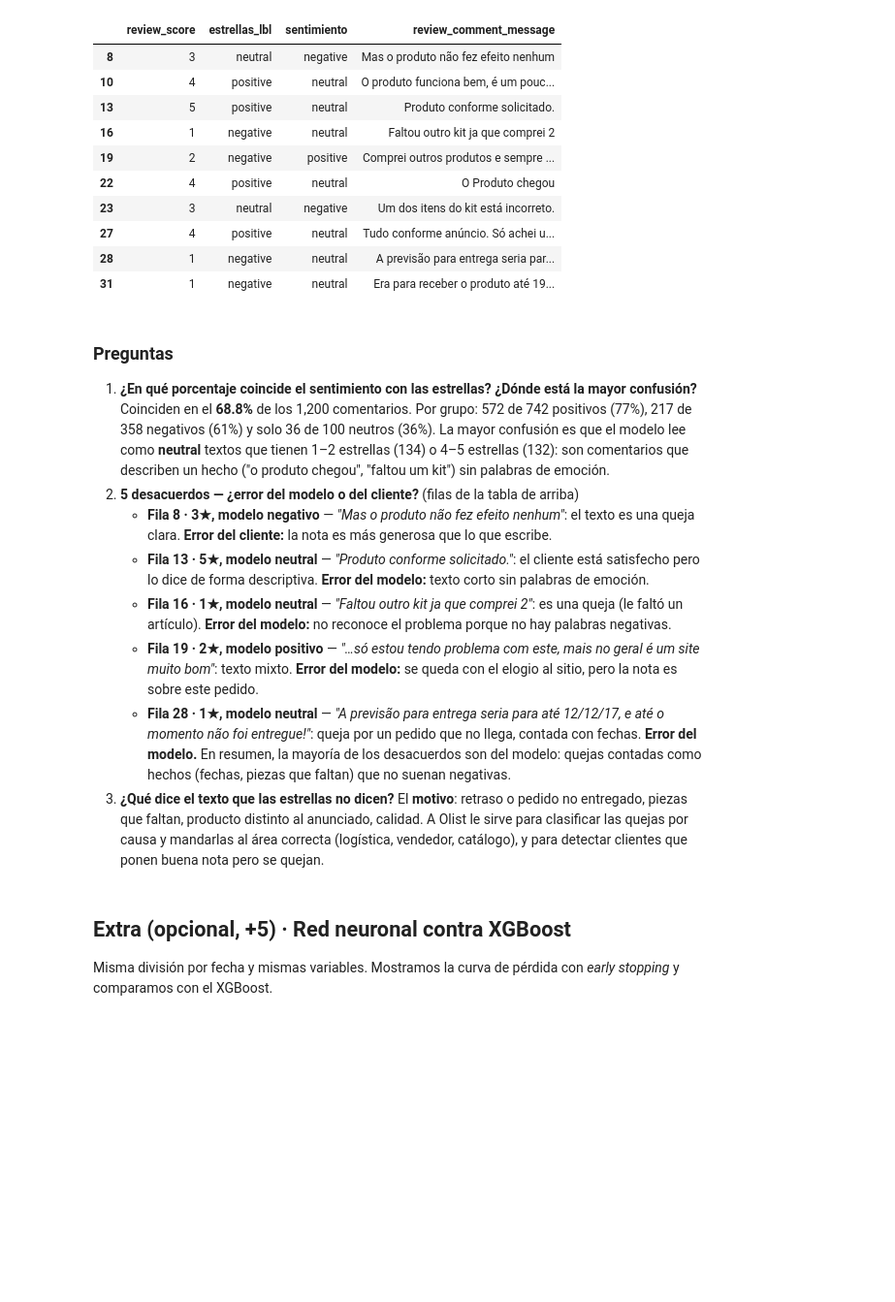
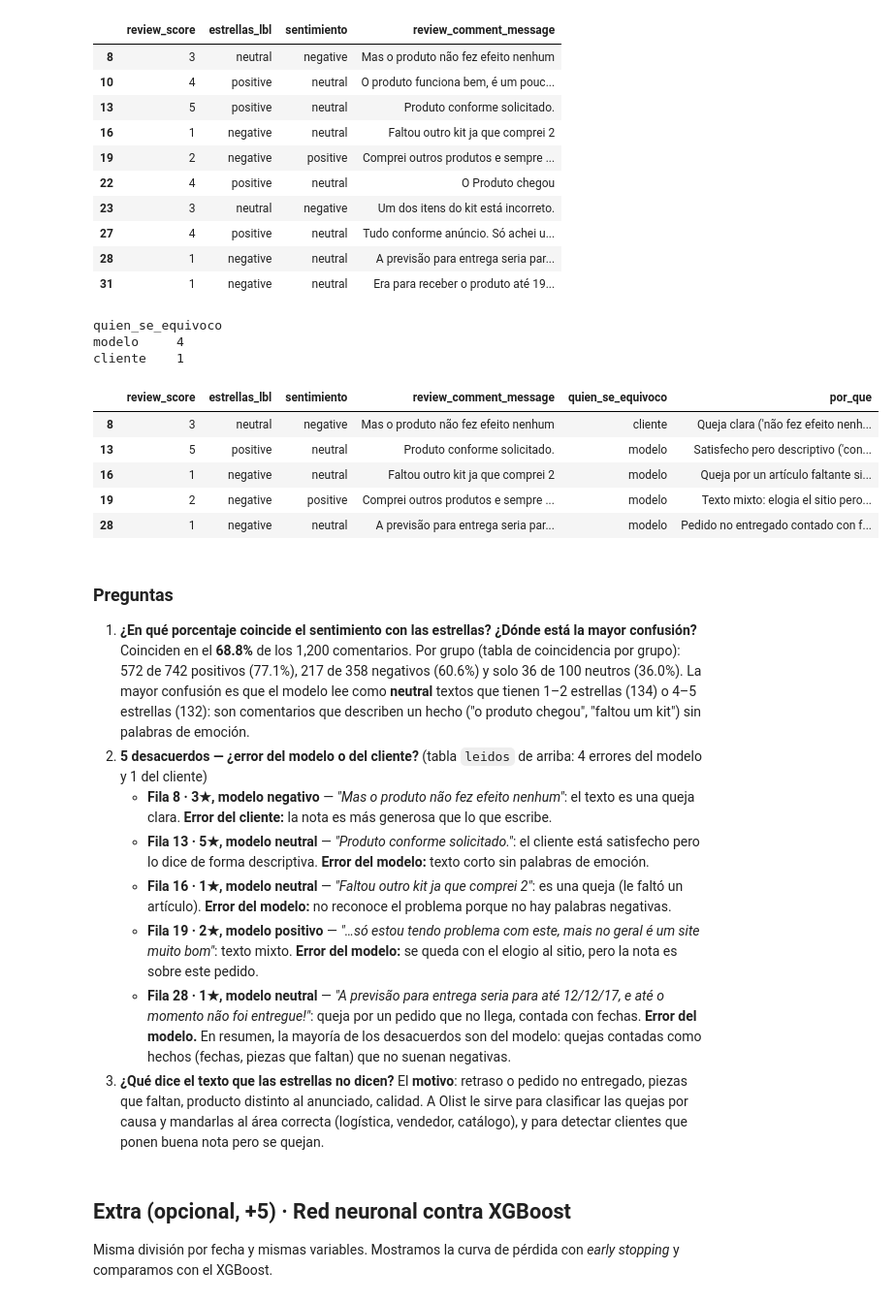
Before and after one commit to javierandino1765/olist, a Jupyter notebook: Proyecto_Final.ipynb, the cells around one changed output. Shown at 97% size. Drawn from its saved outputs; the diff is of its cells as text; code cells hidden in the pictures; blank space fills up the shorter version.

Commit message:
Se agregaron una tabla de calculos de la comparacion del modelo de sentiment analisys

```diff
--- a/Proyecto_Final.ipynb
+++ b/Proyecto_Final.ipynb
@@ -700,12 +717,37 @@ with pd.option_context("display.max_colwidth", None):
 | 27 | 4 | positive | neutral | Tudo conforme anúncio. Só achei u... |
 | 28 | 1 | negative | neutral | A previsão para entrega seria par... |
 | 31 | 1 | negative | neutral | Era para receber o produto até 19... |
+# %%
+# Los 5 desacuerdos leídos y clasificados (índices de la tabla anterior; la muestra es reproducible)
+clasificacion = {
+    8:  ("cliente", "Queja clara ('não fez efeito nenhum') con 3 estrellas: la nota es más generosa que el texto."),
+    13: ("modelo",  "Satisfecho pero descriptivo ('conforme solicitado'): sin palabras de emoción, el modelo dice neutral."),
+    16: ("modelo",  "Queja por un artículo faltante sin palabras negativas: el modelo no ve el problema."),
+    19: ("modelo",  "Texto mixto: elogia el sitio pero se queja de este pedido; el modelo se queda con el elogio."),
+    28: ("modelo",  "Pedido no entregado contado con fechas: queja de hecho, el modelo la lee como neutral."),
+}
+leidos = desacuerdos.loc[list(clasificacion), ["review_score", "estrellas_lbl", "sentimiento", "review_comment_message"]].copy()
+leidos["quien_se_equivoco"] = [clasificacion[i][0] for i in leidos.index]
+leidos["por_que"] = [clasificacion[i][1] for i in leidos.index]
+print(leidos["quien_se_equivoco"].value_counts().to_string())
+with pd.option_context("display.max_colwidth", None):
+    display(leidos)
+# %% [output]
+quien_se_equivoco
+modelo     4
+cliente    1
+|  | review_score | estrellas_lbl | sentimiento | review_comment_message | quien_se_equivoco | por_que |
+| 8 | 3 | neutral | negative | Mas o produto não fez efeito nenhum | cliente | Queja clara ('não fez efeito nenh... |
+| 13 | 5 | positive | neutral | Produto conforme solicitado. | modelo | Satisfecho pero descriptivo ('con... |
+| 16 | 1 | negative | neutral | Faltou outro kit ja que comprei 2 | modelo | Queja por un artículo faltante si... |
+| 19 | 2 | negative | positive | Comprei outros produtos e sempre ... | modelo | Texto mixto: elogia el sitio pero... |
+| 28 | 1 | negative | neutral | A previsão para entrega seria par... | modelo | Pedido no entregado contado con f... |
 # %% [markdown]
 ### Preguntas
 
 1. **¿En qué porcentaje coincide el sentimiento con las estrellas? ¿Dónde está la mayor confusión?**
-   Coinciden en el **68.8%** de los 1,200 comentarios. Por grupo: 572 de 742 positivos (77%), 217 de 358 negativos (61%) y solo 36 de 100 neutros (36%). La mayor confusión es que el modelo lee como **neutral** textos que tienen 1–2 estrellas (134) o 4–5 estrellas (132): son comentarios que describen un hecho ("o produto chegou", "faltou um kit") sin palabras de emoción.
-2. **5 desacuerdos — ¿error del modelo o del cliente?** (filas de la tabla de arriba)
+   Coinciden en el **68.8%** de los 1,200 comentarios. Por grupo (tabla de coincidencia por grupo): 572 de 742 positivos (77.1%), 217 de 358 negativos (60.6%) y solo 36 de 100 neutros (36.0%). La mayor confusión es que el modelo lee como **neutral** textos que tienen 1–2 estrellas (134) o 4–5 estrellas (132): son comentarios que describen un hecho ("o produto chegou", "faltou um kit") sin palabras de emoción.
+2. **5 desacuerdos — ¿error del modelo o del cliente?** (tabla `leidos` de arriba: 4 errores del modelo y 1 del cliente)
    - **Fila 8 · 3★, modelo negativo** — *"Mas o produto não fez efeito nenhum"*: el texto es una queja clara. **Error del cliente:** la nota es más generosa que lo que escribe.
    - **Fila 13 · 5★, modelo neutral** — *"Produto conforme solicitado."*: el cliente está satisfecho pero lo dice de forma descriptiva. **Error del modelo:** texto corto sin palabras de emoción.
    - **Fila 16 · 1★, modelo neutral** — *"Faltou outro kit ja que comprei 2"*: es una queja (le faltó un artículo). **Error del modelo:** no reconoce el problema porque no hay palabras negativas.
```
Also changed, not shown: parts of 1 cell of this notebook.
